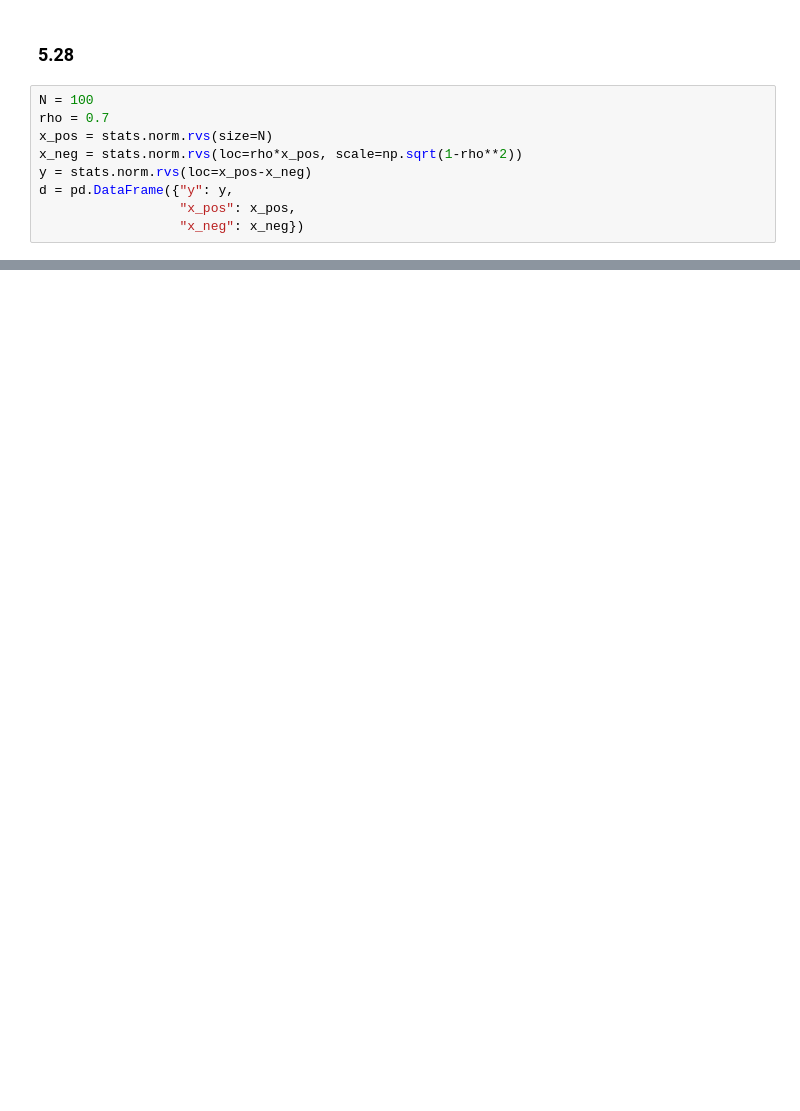
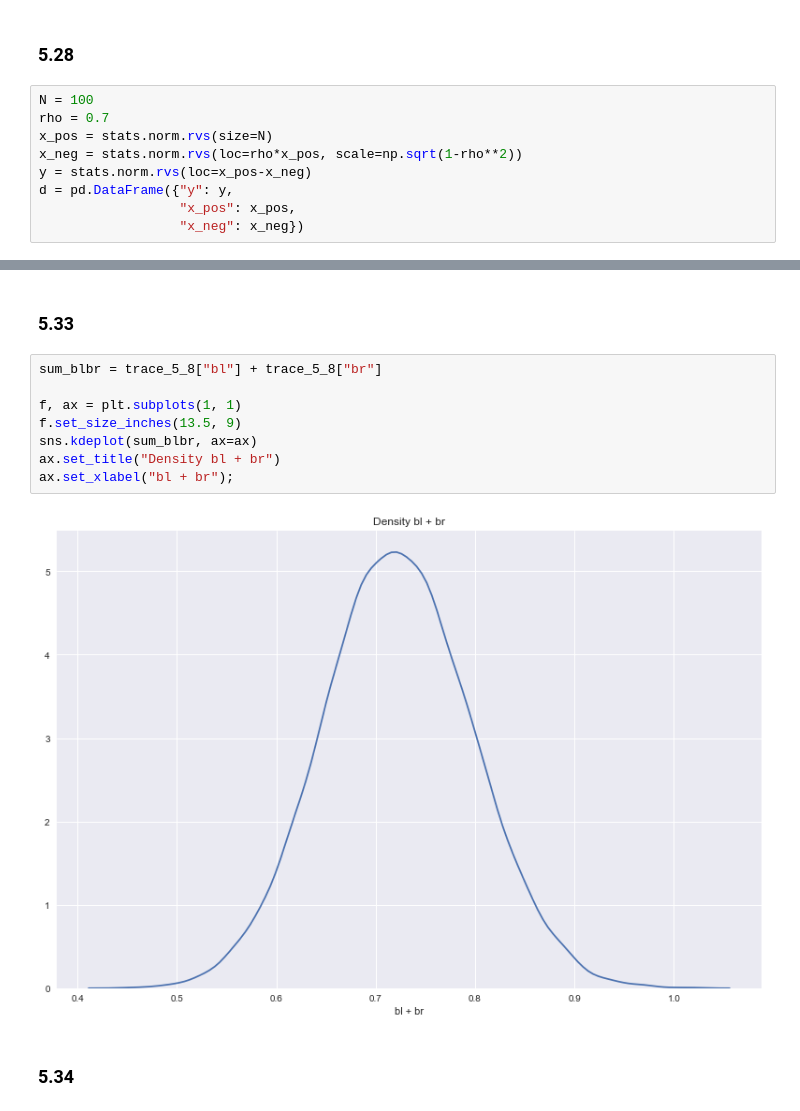
Before and after one commit to grinnbearit/statistical_rethinking, a Jupyter notebook: chapter_5.ipynb, the cells around one changed output, grey strips where cells are left out. Saved outputs shown, nothing was run; the diff lists cells and outputs as text; blank space fills up the shorter version.

```diff
--- a/chapter_5.ipynb
+++ b/chapter_5.ipynb
@@ -482,0 +546,14 @@ d = pd.DataFrame({"y": y,
+# %% [markdown]
+### 5.33
+# %%
+sum_blbr = trace_5_8["bl"] + trace_5_8["br"]
+
+f, ax = plt.subplots(1, 1)
+f.set_size_inches(13.5, 9)
+sns.kdeplot(sum_blbr, ax=ax)
+ax.set_title("Density bl + br")
+ax.set_xlabel("bl + br");
+# %% [output]
+[figure, added]
+# %% [markdown]
+### 5.34
```
Also changed, not shown: parts of 39 cells of this notebook.
